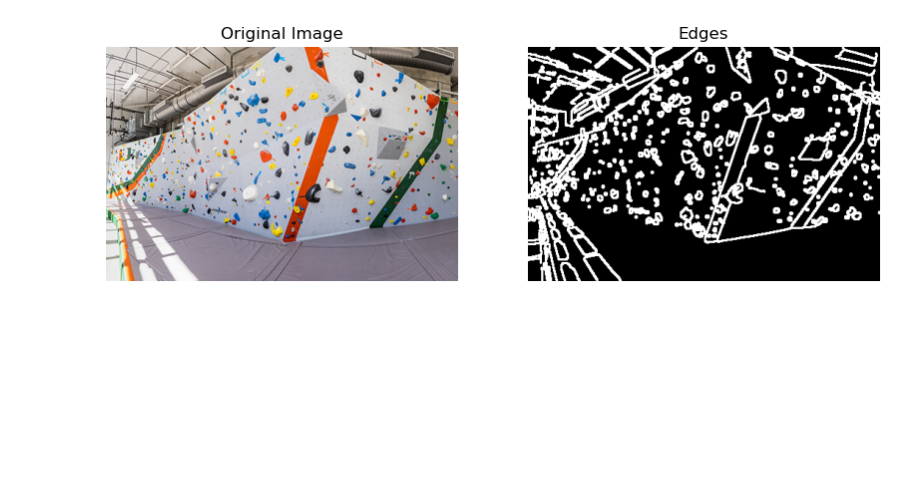
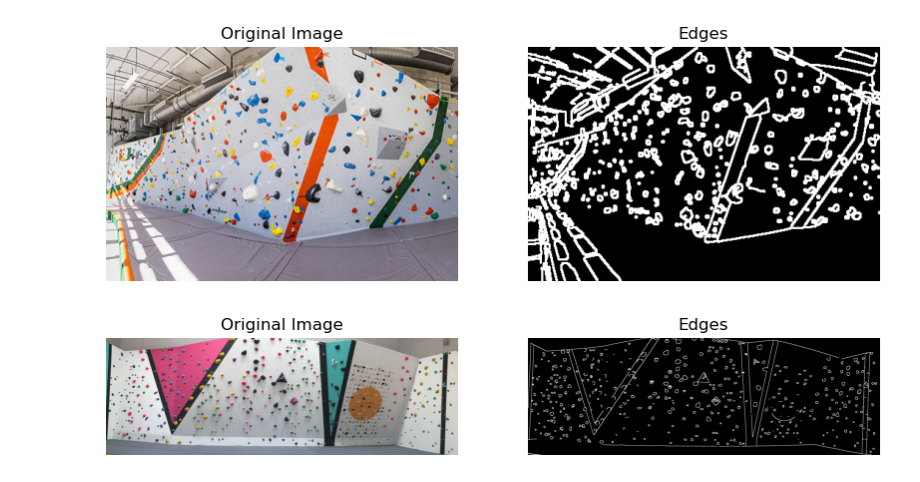
Before and after one commit to ilacftemp/proj-compvision, a Jupyter notebook: main.ipynb, the cells around one changed output. Drawn from its saved outputs; the diff is of its cells as text; code cells hidden in the pictures; blank space fills up the shorter version.

```diff
--- a/main.ipynb
+++ b/main.ipynb
@@ -224,3 +238,7 @@ _ = findHolds(img_rgb)
 _ = findHolds(img_rgb)
 # %% [output]
 [figure]
+# %%
+_ = findHolds(img_rgb)
+# %% [output]
+[figure, added]
```
Also changed, not shown: parts of 8 cells of this notebook, 7 other files.
